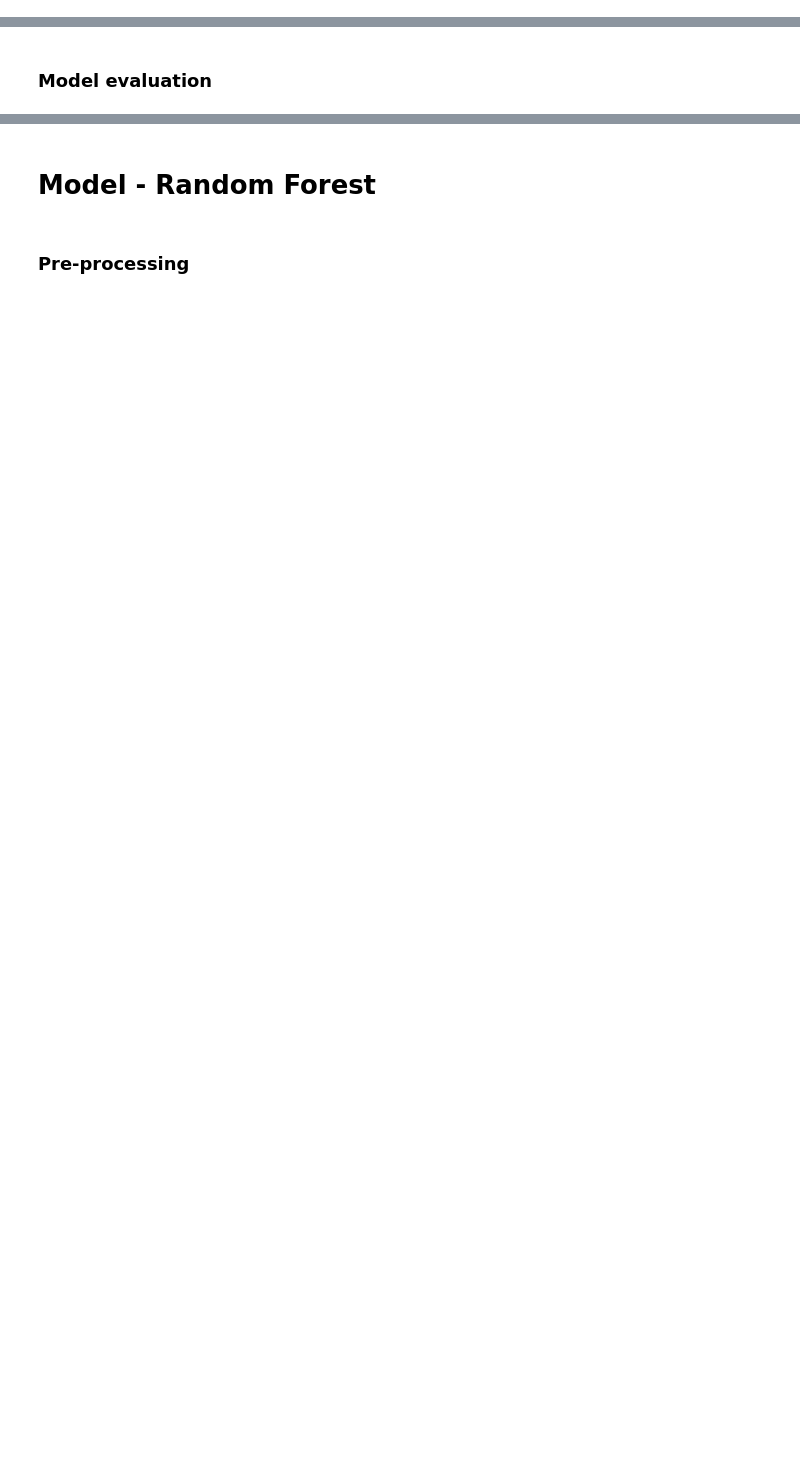
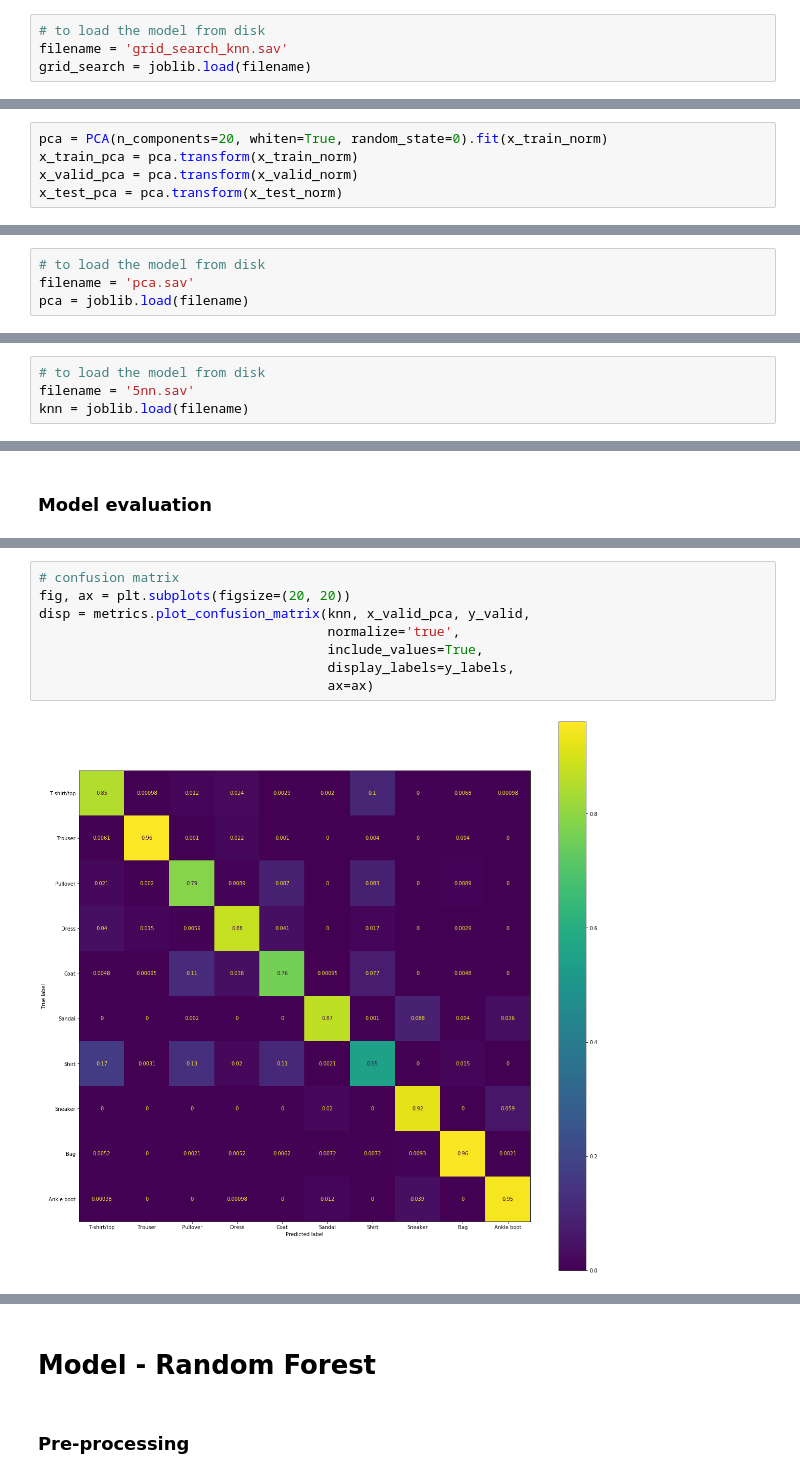
Before and after one commit to rmazzier/MLProjectDS-2020, a Jupyter notebook: All models.ipynb, the cells around one changed output, grey strips where cells are left out. Cells and saved outputs as stored; diff of their text form; blank space fills up the shorter version.

```diff
--- a/All models.ipynb
+++ b/All models.ipynb
@@ -268,0 +297,4 @@ from sklearn.model_selection import StratifiedKFold
+# %%
+# to load the model from disk
+filename = 'grid_search_knn.sav'
+grid_search = joblib.load(filename)
@@ -268,0 +384,5 @@ from sklearn.model_selection import StratifiedKFold
+# %%
+pca = PCA(n_components=20, whiten=True, random_state=0).fit(x_train_norm)
+x_train_pca = pca.transform(x_train_norm)
+x_valid_pca = pca.transform(x_valid_norm)
+x_test_pca = pca.transform(x_test_norm)
@@ -268,0 +393,4 @@ from sklearn.model_selection import StratifiedKFold
+# %%
+# to load the model from disk
+filename = 'pca.sav'
+pca = joblib.load(filename)
@@ -268,0 +406,4 @@ from sklearn.model_selection import StratifiedKFold
+# %%
+# to load the model from disk
+filename = '5nn.sav'
+knn = joblib.load(filename)
@@ -271,3 +434,13 @@ from sklearn.model_selection import StratifiedKFold
+# %%
+# confusion matrix
+fig, ax = plt.subplots(figsize=(20, 20))
+disp = metrics.plot_confusion_matrix(knn, x_valid_pca, y_valid,
+                                     normalize='true',
+                                     include_values=True,
+                                     display_labels=y_labels,
+                                     ax=ax)
+# %% [output]
+[figure, added]
 # %% [markdown]
 ### Prediction on test set
 
```
Also changed, not shown: parts of 63 cells of this notebook.
